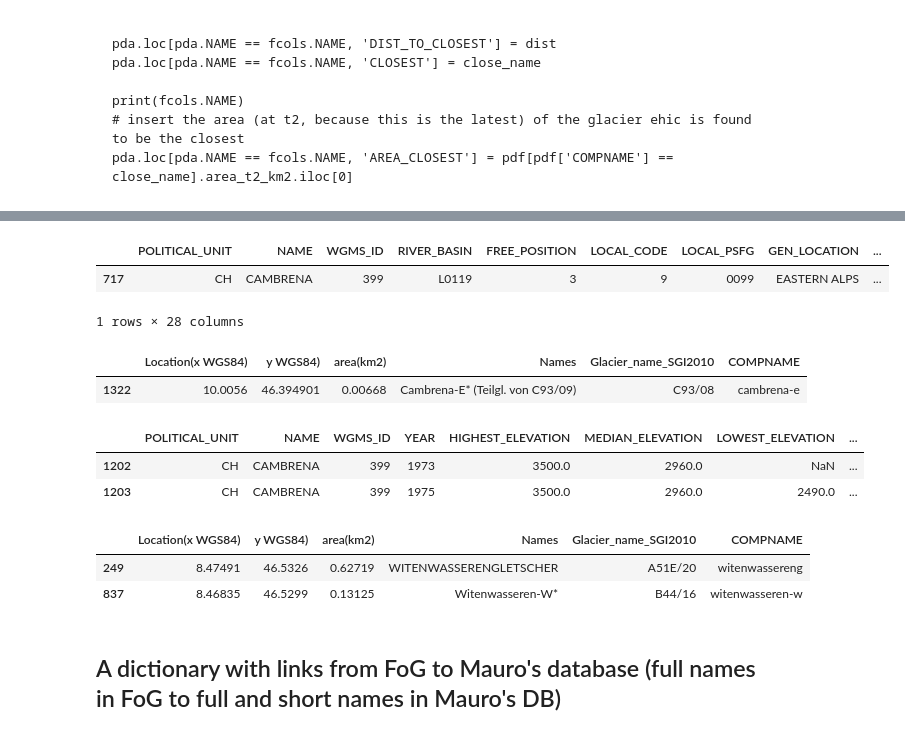
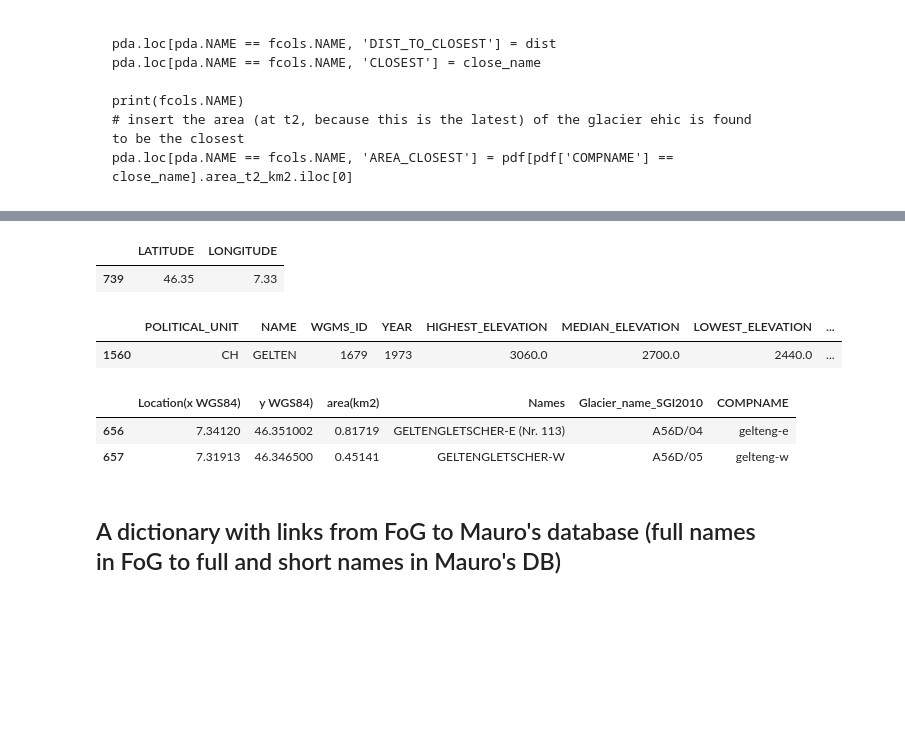
Before and after one commit to JohannesUIBK/glaciers-cci5, a Jupyter notebook: glaciers_cci5/Merge_Fischer_FoG.ipynb, the cells around one changed output, grey strips where cells are left out. Cells and saved outputs as stored; diff of their text form; code cells hidden in the pictures; blank space fills up the shorter version.

```diff
--- a/glaciers_cci5/Merge_Fischer_FoG.ipynb
+++ b/glaciers_cci5/Merge_Fischer_FoG.ipynb
@@ -22,10 +23,11 @@ d_path = 'C:\\Users\\jlandman\\Desktop\\DOI-WGMS-FoG-2015-11\\WGMS-FoG-2015-11-D
 # Read files
 # %%
 pdf = pd.read_csv(f_path, sep = '\t', encoding='iso-8859-1')
-pdfll = pd.read_csv(fll_path, sep= ';', encoding='iso-8859-1', usecols=[2,3,6,14,15]) # we only need ID and x/y here
+pdfll = pd.read_csv(fll_path, sep= ';', encoding='iso-8859-1')  #, usecols=[2,3,6,14,15]
 pda = pd.read_csv(a_path, encoding='iso-8859-1')
 pdb = pd.read_csv(b_path, encoding='iso-8859-1')
 pdd = pd.read_csv(d_path, encoding='iso-8859-1')
+glims = pd.read_csv(gl_path, encoding='iso-8859-1')
 # %% [markdown]
 # Preselect FoG IDs in Switzerland
 # %%
@@ -63,6 +65,7 @@ pdf = pdf.rename(columns={'uncertainty_dvol_between_t1_and_t2_mio m3': 'uncertai
 pdfll = pdfll.rename(columns={'uncertainty_dvol_between_t1_and_t2_mio m3': 'uncertainty_dvol_between_t1_and_t2_mio_m3'})
 
 pdfll = pdfll.rename(columns={'Unnamed: 15': 'Glacier_name_SGI2010'})
+pdfll = pdfll.rename(columns={'Unnamed: 16': 'year'})
 # %% [markdown]
 # Find matching glaciers based on FoG => compare names, area and location
 # %% [markdown]
@@ -270,27 +241,20 @@ pda[['NAME', 'FoG_compname', 'MATCH_RATIO', 'MATCH_NAME', 'DIST_TO_CLOSEST', 'CL
 # %%
-i = 'CAMBRENA'
+i = 'GELTEN'
 # %%
 ID = pda[pda.NAME == i].WGMS_ID.iloc[0]
 # %%
-pda[pda.NAME == i]#[['LATITUDE', 'LONGITUDE']]
+pda[pda.NAME == i][['LATITUDE', 'LONGITUDE']]
 # %% [output]
-|  | POLITICAL_UNIT | NAME | WGMS_ID | RIVER_BASIN | FREE_POSITION | LOCAL_CODE | LOCAL_PSFG | GEN_LOCATION | ... |
-| 717 | CH | CAMBRENA | 399 | L0119 | 3 | 9 | 0099 | EASTERN ALPS | ... |
+|  | LATITUDE | LONGITUDE |
+| 739 | 46.35 | 7.33 |
-1 rows × 28 columns
-# %%
-pdfll[pdfll['COMPNAME'] == pda[pda.NAME==i].MATCH_NAME.iloc[0]]
-# %% [output]
-|  | Location(x WGS84) | y WGS84) | area(km2) | Names | Glacier_name_SGI2010 | COMPNAME |
-| 1322 | 10.0056 | 46.394901 | 0.00668 | Cambrena-E* (Teilgl. von C93/09) | C93/08 | cambrena-e |
 # %%
 pdb[pdb.where(~pd.isnull(pdb.AREA)).WGMS_ID == ID].tail(10)#[['NAME', 'LENGTH', 'AREA']]
 # %% [output]
 |  | POLITICAL_UNIT | NAME | WGMS_ID | YEAR | HIGHEST_ELEVATION | MEDIAN_ELEVATION | LOWEST_ELEVATION | ... |
-| 1202 | CH | CAMBRENA | 399 | 1973 | 3500.0 | 2960.0 | NaN | ... |
-| 1203 | CH | CAMBRENA | 399 | 1975 | 3500.0 | 2960.0 | 2490.0 | ... |
+| 1560 | CH | GELTEN | 1679 | 1973 | 3060.0 | 2700.0 | 2440.0 | ... |
 # %%
-pdfll[pdfll['Names'].str.contains('witenwa', case=False)]
+pdfll[pdfll['Names'].str.contains('gelte', case=False)]
 # %% [output]
 |  | Location(x WGS84) | y WGS84) | area(km2) | Names | Glacier_name_SGI2010 | COMPNAME |
-| 249 | 8.47491 | 46.5326 | 0.62719 | WITENWASSERENGLETSCHER | A51E/20 | witenwassereng |
-| 837 | 8.46835 | 46.5299 | 0.13125 | Witenwasseren-W* | B44/16 | witenwasseren-w |
+| 656 | 7.34120 | 46.351002 | 0.81719 | GELTENGLETSCHER-E (Nr. 113) | A56D/04 | gelteng-e |
+| 657 | 7.31913 | 46.346500 | 0.45141 | GELTENGLETSCHER-W | A56D/05 | gelteng-w |
```
Also changed, not shown: parts of 20 cells of this notebook.
